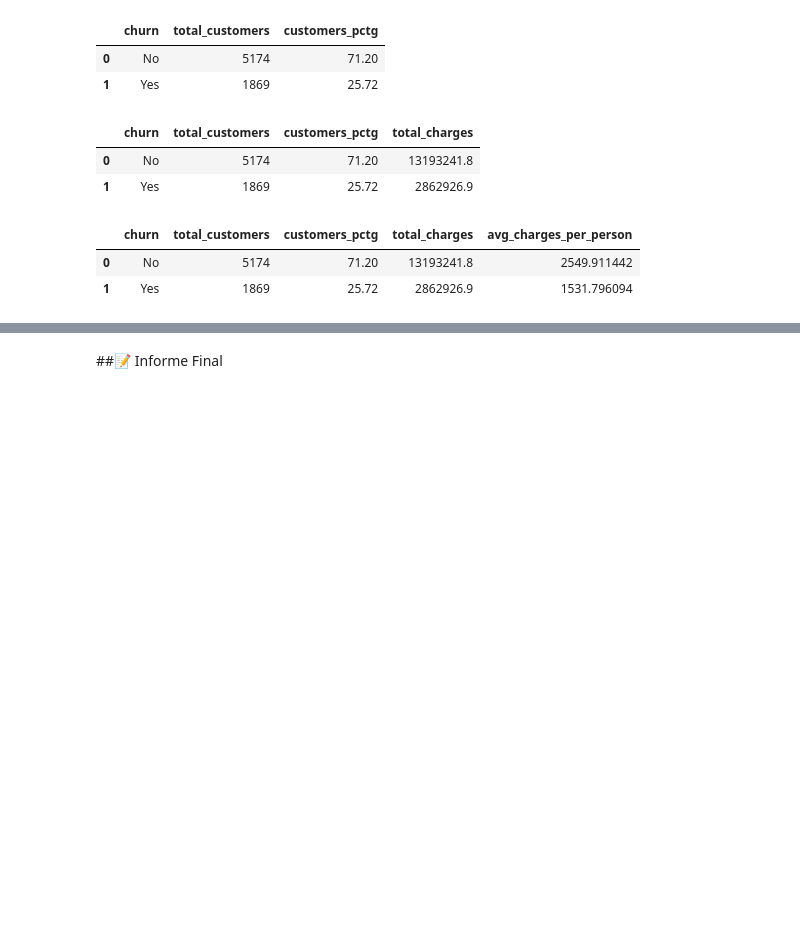
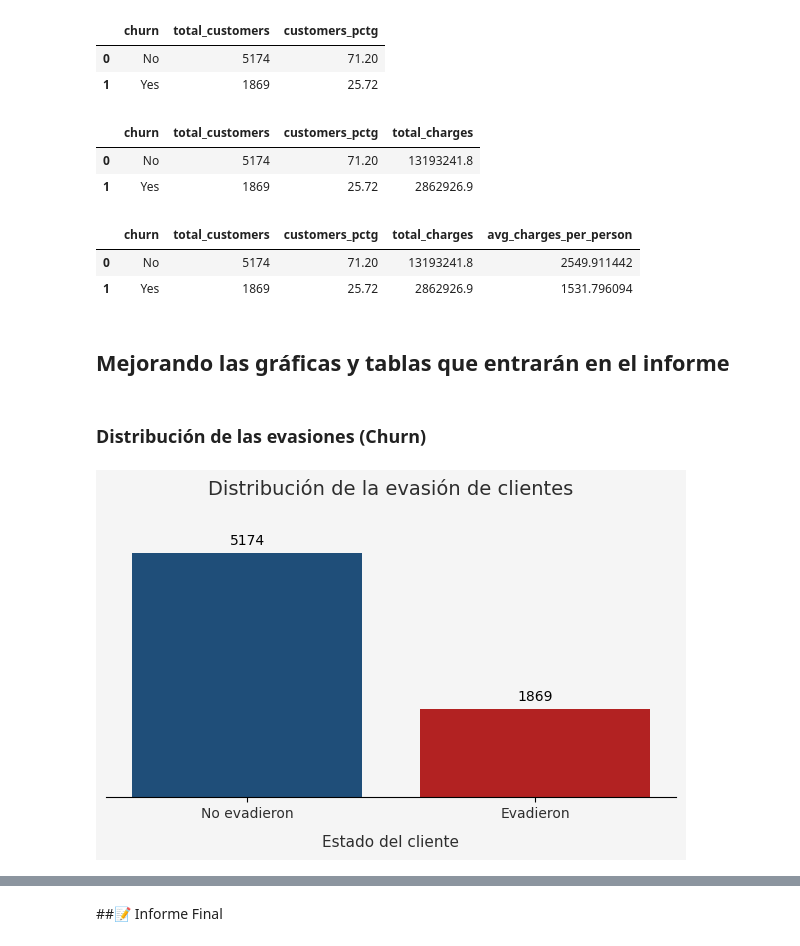
Before and after one commit to RientArlCroud/challenge3-analisis-de-datos, a Jupyter notebook: Challenge_3_Análisis_de_Datos.ipynb, the cells around one changed output, grey strips where cells are left out. Drawn from its saved outputs; the diff is of its cells as text; code cells hidden in the pictures; blank space fills up the shorter version.

Commit message:
Primeros análisis de variables categóricas vs churn

```diff
--- a/Challenge_3_Análisis_de_Datos.ipynb
+++ b/Challenge_3_Análisis_de_Datos.ipynb
@@ -1057,3 +1161,82 @@ df_lost_revenue
 |  | churn | total_customers | customers_pctg | total_charges | avg_charges_per_person |
 | 0 | No | 5174 | 71.20 | 13193241.8 | 2549.911442 |
 | 1 | Yes | 1869 | 25.72 | 2862926.9 | 1531.796094 |
+# %% [markdown]
+## Mejorando las gráficas y tablas que entrarán en el informe
+# %%
+# PALETA DE COLORES
+# Colores principales
+COLOR_NO_CHURN = "#1f4e79"   # Azul oscuro (clientes retenidos)
+COLOR_CHURN    = "#b22222"   # Rojo oscuro (evasión)
+
+# Colores de soporte
+COLOR_TEXT     = "#2e2e2e"   # Gris muy oscuro (texto y títulos)
+COLOR_ANNOT    = "#000000"   # Negro (anotaciones numéricas)
+COLOR_BG       = "#f5f5f5"   # Gris claro (fondo del gráfico)
+# %% [markdown]
+### Distribución de las evasiones (Churn)
+# %%
+churn_counts = df['churn'].value_counts()
+# %%
+# Etiquetas en español
+labels_es = ['No evadieron', 'Evadieron']
+
+# Figura y ejes
+fig = plt.figure(figsize=(6, 4))
+fig.patch.set_facecolor(COLOR_BG)
+ax = plt.gca()
+ax.set_facecolor(COLOR_BG)
+
+bars = plt.bar(
+    labels_es,
+    churn_counts.values,
+    color=[COLOR_NO_CHURN, COLOR_CHURN]
+)
+
+# Título y etiqueta
+plt.title(
+    "Distribución de la evasión de clientes",
+    fontsize=14,
+    color=COLOR_TEXT,
+    pad=15
+)
+
+plt.xlabel(
+    "Estado del cliente",
+    fontsize=11,
+    color=COLOR_TEXT,
+    labelpad=10
+)
+
+# Ocultar eje Y
+ax.yaxis.set_visible(False)
+
+# Ajuste de ticks
+plt.xticks(fontsize=10, color=COLOR_TEXT)
+
+# Eliminar bordes
+ax.spines['left'].set_visible(False)
+ax.spines['top'].set_visible(False)
+ax.spines['right'].set_visible(False)
+
+# Margen superior para evitar corte de texto
+ax.set_ylim(0, churn_counts.max() * 1.15)
+
+# Anotaciones
+for bar in bars:
+    height = bar.get_height()
+    plt.text(
+        bar.get_x() + bar.get_width() / 2,
+        height + churn_counts.max() * 0.02,
+        f'{int(height)}',
+        ha='center',
+        va='bottom',
+        fontsize=10,
+        color=COLOR_ANNOT
+    )
+
+plt.tight_layout()
+plt.savefig('/content/figura_01_churn_distribution.png', bbox_inches='tight')
+plt.show()
+# %% [output]
+[figure, added]
```
Also changed, not shown: parts of 34 cells of this notebook.
